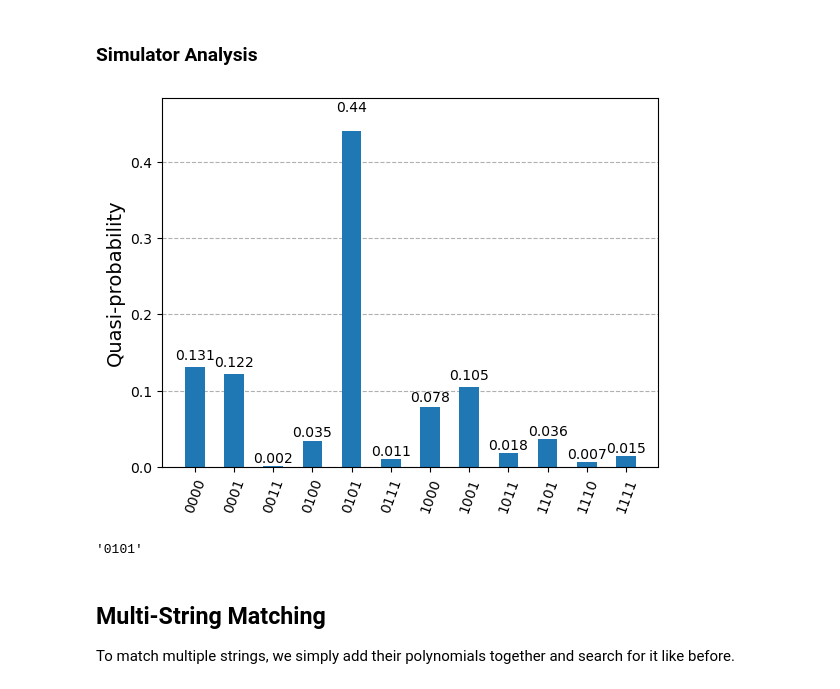
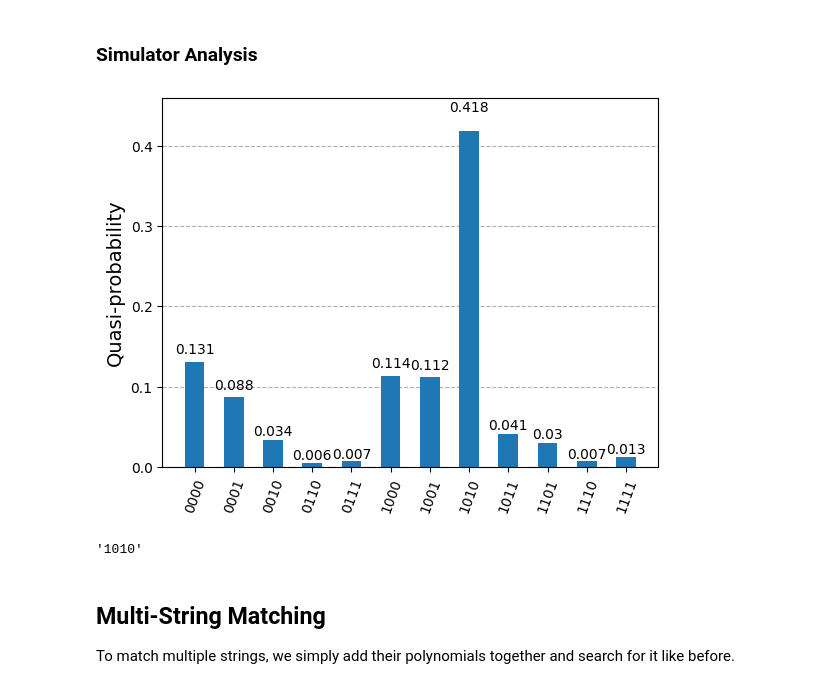
Before and after one commit to KTong821/ece405c-presentation, a Jupyter notebook: presentation.ipynb, the cells around one changed output. Drawn from its saved outputs; the diff is of its cells as text; code cells hidden in the pictures.

```diff
--- a/presentation.ipynb
+++ b/presentation.ipynb
@@ -234,15 +234,15 @@ sim_qc = make_string_match_circuit(text_enc / text_norm, key_enc / key_norm, mea
 # %%
 sampler = AerSampler()
 job_sim = sampler.run([sim_qc] , shots=8192)
 
 # Filter distribution where elementwise multiplication succeeded
 dist = job_sim.result().quasi_dists[0]
 pred = lambda x: x < (2 ** qubits)
-dist = {format(k, f'0{2*qubits}b')[::-1][0:qubits]: v for k, v in dist.items() if pred(k)}
+dist = {format(k, f'0{2*qubits}b')[qubits:]: v for k, v in dist.items() if pred(k)}
 
 plot_histogram(dist)
 # %% [output]
-[figure, old version]
+[figure, new version]
 # %%
 sorted_keys = [k for k in dist.keys()]
 sorted_keys.sort()
@@ -253,7 +253,7 @@ max_index = np.argmax(modified_dist)
 bin_deg = sorted_keys[max_index]
 bin_deg
 # %% [output]
-'0101'
+'1010'
 # %% [markdown]
 ## Multi-String Matching
 
```
Also changed, not shown: parts of 16 cells of this notebook, 4 other files.
